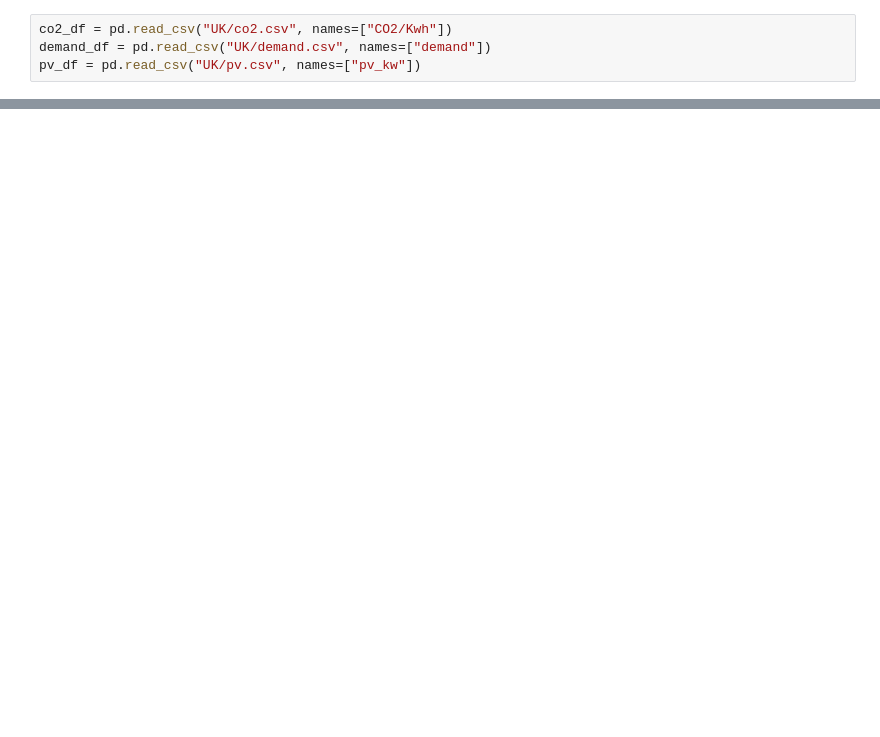
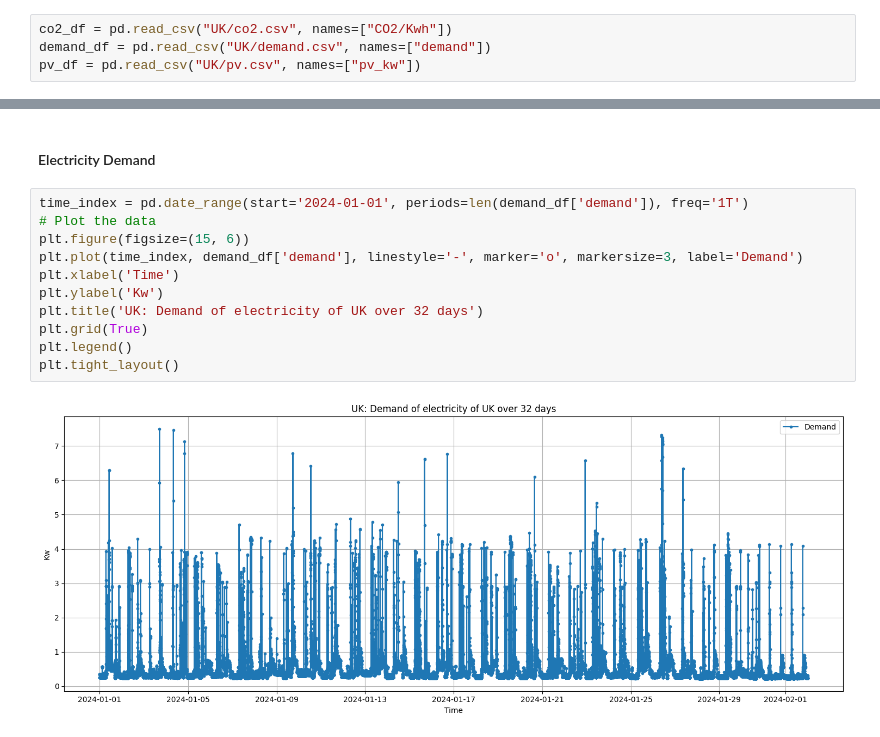
Before and after one commit to shrnsubedi/system-engineering, a Jupyter notebook: notebook_uk.ipynb, the cells around one changed output, grey strips where cells are left out. Saved outputs shown, nothing was run; the diff lists cells and outputs as text; blank space fills up the shorter version.

```diff
--- a/notebook_uk.ipynb
+++ b/notebook_uk.ipynb
@@ -278,0 +31,15 @@ Total pv excess: 12,024.143876996435
+# %% [markdown]
+#### Electricity Demand
+# %%
+time_index = pd.date_range(start='2024-01-01', periods=len(demand_df['demand']), freq='1T')
+# Plot the data
+plt.figure(figsize=(15, 6))
+plt.plot(time_index, demand_df['demand'], linestyle='-', marker='o', markersize=3, label='Demand')
+plt.xlabel('Time')
+plt.ylabel('Kw')
+plt.title('UK: Demand of electricity of UK over 32 days')
+plt.grid(True)
+plt.legend()
+plt.tight_layout()
+# %% [output]
+[figure, added]
```
Also changed, not shown: parts of 43 cells of this notebook, 2 other files.
